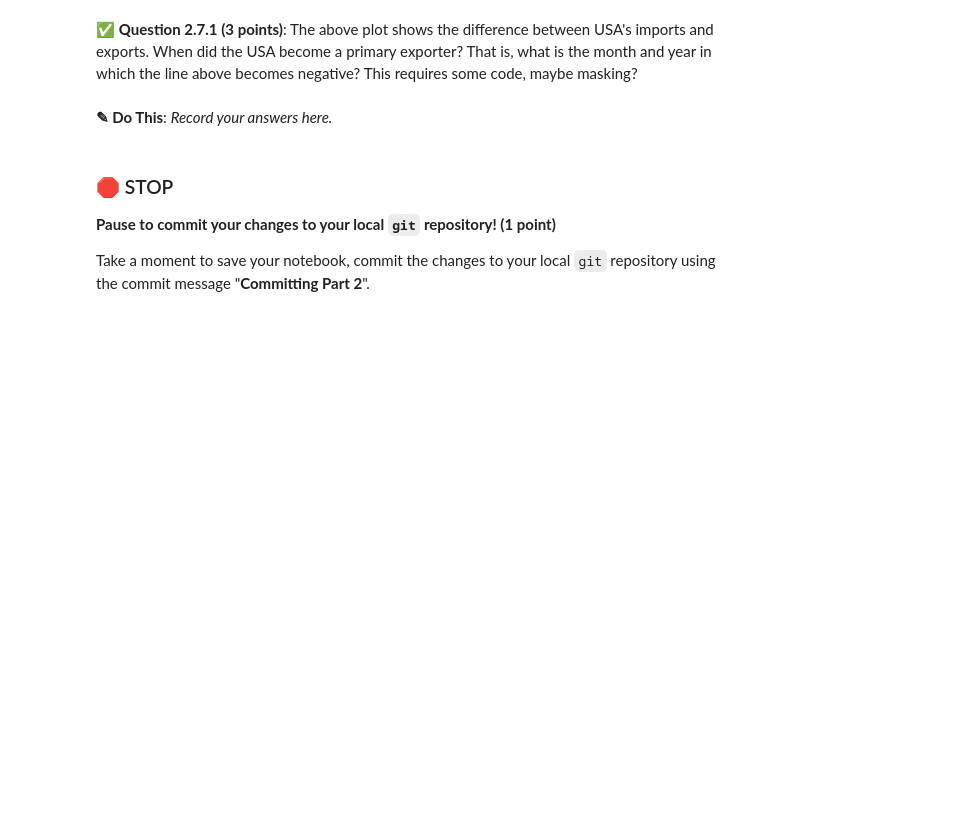
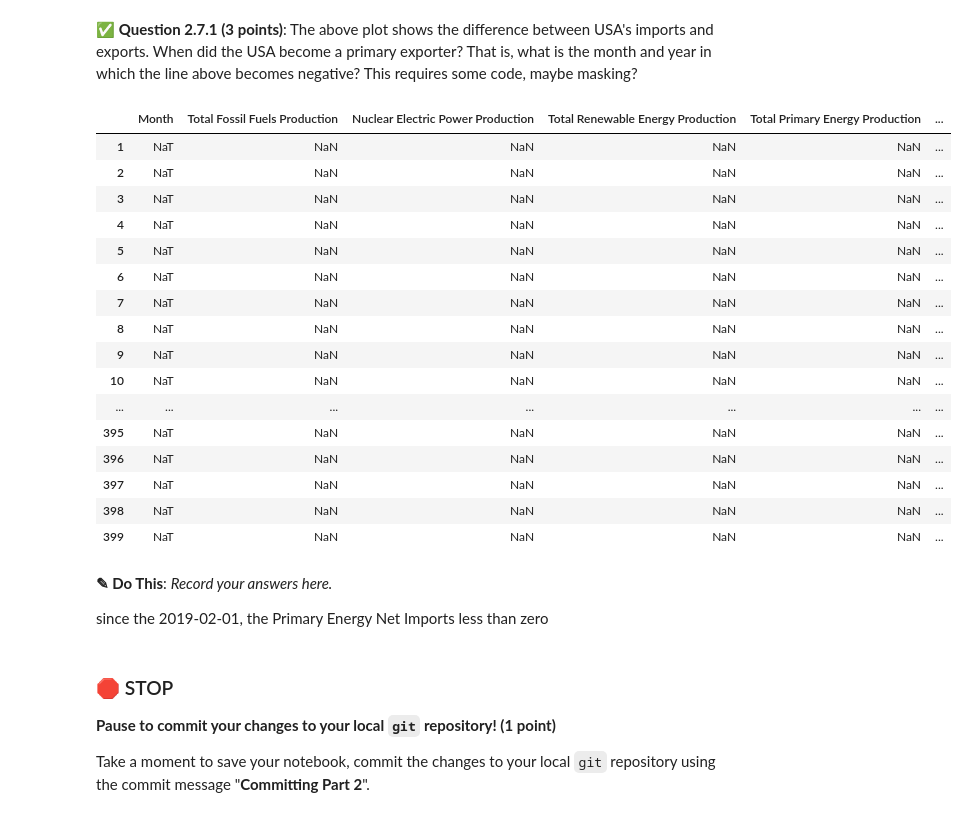
Before and after one commit to Kikuchanw/cmse202-f22-turnin, a Jupyter notebook: midterm/CMSE202-Midterm-Section003-HaizhouWang.ipynb, the cells around one changed output. Cells and saved outputs as stored; diff of their text form; code cells hidden in the pictures; blank space fills up the shorter version.

```diff
--- a/midterm/CMSE202-Midterm-Section003-HaizhouWang.ipynb
+++ b/midterm/CMSE202-Midterm-Section003-HaizhouWang.ipynb
@@ -227,5 +340,29 @@ The size of the figure should be (10,7) so that it is easier to see
+# %%
+# Put your code here
+pd.set_option("display.max_rows", None, "display.max_columns", None)
+energy.where(energy['Primary Energy Net Imports'] < 0)
+# %% [output]
+|  | Month | Total Fossil Fuels Production | Nuclear Electric Power Production | Total Renewable Energy Production | Total Primary Energy Production | ... |
+| 1 | NaT | NaN | NaN | NaN | NaN | ... |
+| 2 | NaT | NaN | NaN | NaN | NaN | ... |
+| 3 | NaT | NaN | NaN | NaN | NaN | ... |
+| 4 | NaT | NaN | NaN | NaN | NaN | ... |
+| 5 | NaT | NaN | NaN | NaN | NaN | ... |
+| 6 | NaT | NaN | NaN | NaN | NaN | ... |
+| 7 | NaT | NaN | NaN | NaN | NaN | ... |
+| 8 | NaT | NaN | NaN | NaN | NaN | ... |
+| 9 | NaT | NaN | NaN | NaN | NaN | ... |
+| 10 | NaT | NaN | NaN | NaN | NaN | ... |
+| ... | ... | ... | ... | ... | ... | ... |
+| 395 | NaT | NaN | NaN | NaN | NaN | ... |
+| 396 | NaT | NaN | NaN | NaN | NaN | ... |
+| 397 | NaT | NaN | NaN | NaN | NaN | ... |
+| 398 | NaT | NaN | NaN | NaN | NaN | ... |
+| 399 | NaT | NaN | NaN | NaN | NaN | ... |
 # %% [markdown]
 **<font size=+3>&#9998;</font> Do This**: *Record your answers here.*
+
+since the 2019-02-01, the Primary Energy Net Imports less than zero
 # %% [markdown]
 
 ### &#128721; STOP
```
Also changed, not shown: parts of 18 cells of this notebook.
